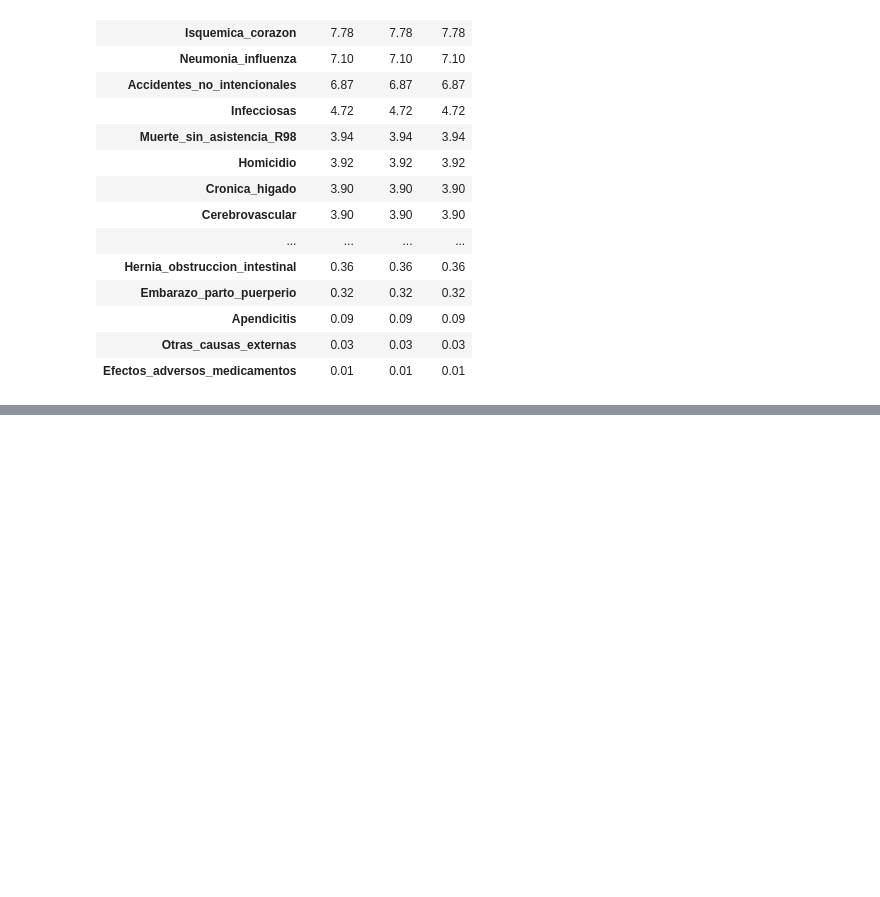
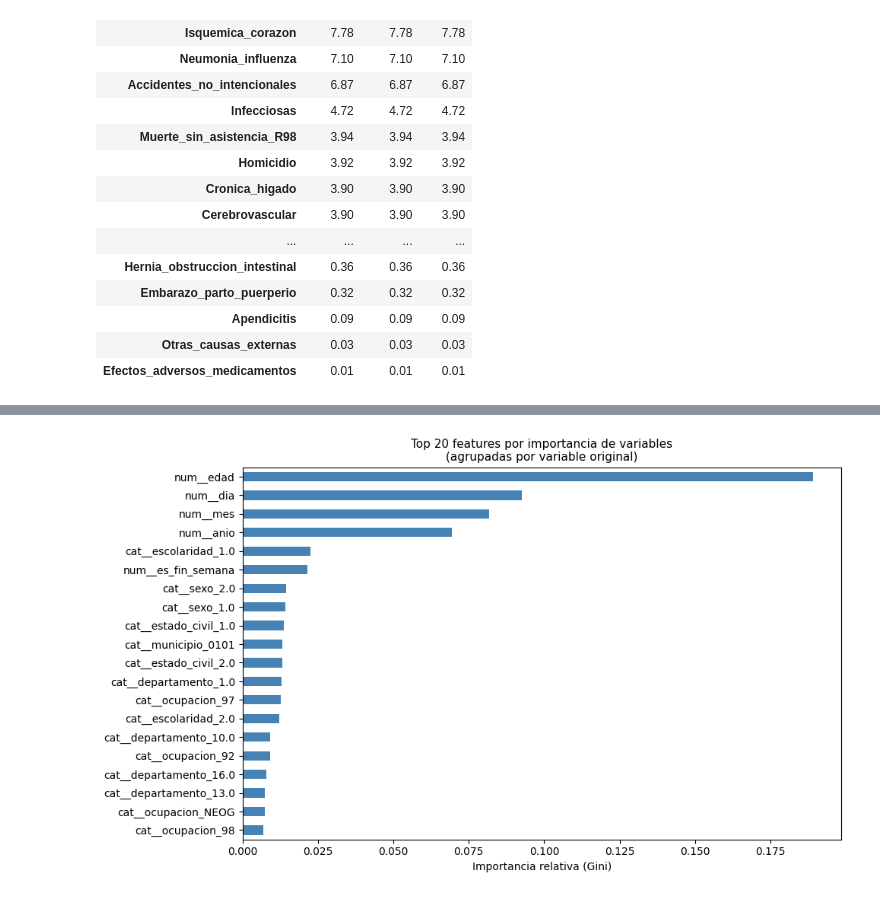
Before and after one commit to jcdiegolopez/MD-PY1, a Jupyter notebook: modelado_predictivo.ipynb, the cells around one changed output, grey strips where cells are left out. Saved outputs shown, nothing was run; the diff lists cells and outputs as text; code cells hidden in the pictures; blank space fills up the shorter version.

```diff
--- a/modelado_predictivo.ipynb
+++ b/modelado_predictivo.ipynb
@@ -627,0 +1106,31 @@ Shapes:
+# %%
+# ── Importancia de variables (RF / ExtraTrees) ───────────────────────────
+clf_fitted = best_pipe.named_steps['clf']
+prep_fitted = best_pipe.named_steps['prep']
+
+ohe = prep_fitted.named_transformers_['cat'].named_steps['ohe']
+cat_names = list(ohe.get_feature_names_out(cat_features))
+feature_names = num_features + ['es_fin_semana'] + cat_names if 'es_fin_semana' not in num_features else num_features + cat_names
+
+importances = clf_fitted.feature_importances_
+ohe_feature_names = prep_fitted.get_feature_names_out()
+
+imp_series = pd.Series(importances, index=ohe_feature_names)
+
+def group_prefix(name: str) -> str:
+    parts = name.split('__')
+    if len(parts) >= 3:
+        return parts[1] + '__' + parts[2].split('_')[0]
+    return name
+
+imp_grouped = imp_series.groupby(imp_series.index.map(group_prefix)).sum().sort_values(ascending=False)
+
+fig, ax = plt.subplots(figsize=(10, 6))
+imp_grouped.head(20).plot.barh(ax=ax, color='steelblue')
+ax.invert_yaxis()
+ax.set_xlabel('Importancia relativa (Gini)', fontsize=10)
+ax.set_title('Top 20 features por importancia de variables\n(agrupadas por variable original)', fontsize=11)
+plt.tight_layout()
+plt.show()
+# %% [output]
+[figure, added]
```
Also changed, not shown: parts of 26 cells of this notebook, 2 other files.
